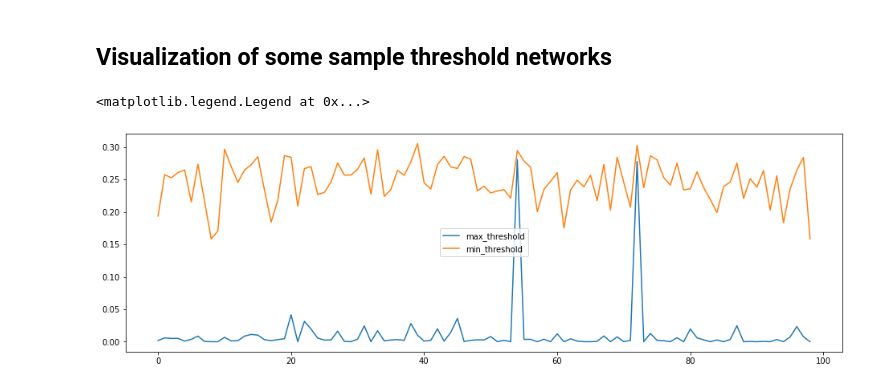
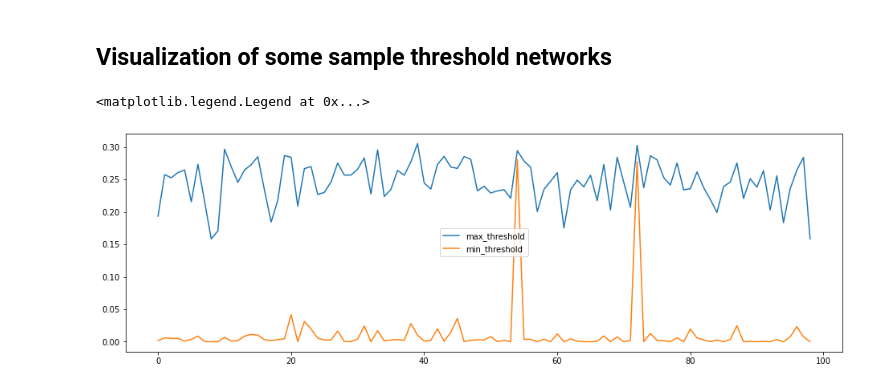
Before and after one commit to marcodipanfilo/network_science_project, a Jupyter notebook: threshold_networks.ipynb, the cells around one changed output. Saved outputs shown, nothing was run; the diff lists cells and outputs as text; code cells hidden in the pictures.

Commit message:
fixed the legend of the min_max_threshold plot

```diff
--- a/threshold_networks.ipynb
+++ b/threshold_networks.ipynb
@@ -178,13 +178,13 @@ np.save('data/tns.npy', threshold_networks)
 # %%
 min_max = np.array(min_max)
 fig, ax = plt.subplots(1, 1, figsize = (16, 5))
-ax.plot(min_max[:, 0], label = 'max_threshold')
-ax.plot(min_max[:, 1], label = 'min_threshold')
+ax.plot(min_max[:, 1], label = 'max_threshold')
+ax.plot(min_max[:, 0], label = 'min_threshold')
 ax.legend()
 # ax.set_ylim(0, 0.003)
 # %% [output]
 <matplotlib.legend.Legend at 0x...>
-[figure, old version]
+[figure, new version]
 # %%
 fig, axs = plt.subplots(5, 2, figsize = (10, 25), constrained_layout = True)
 t_list = threshold_networks['2021-05-26 01-00-00']['thresholds']
```
Also changed, not shown: parts of 1 cell of this notebook.
